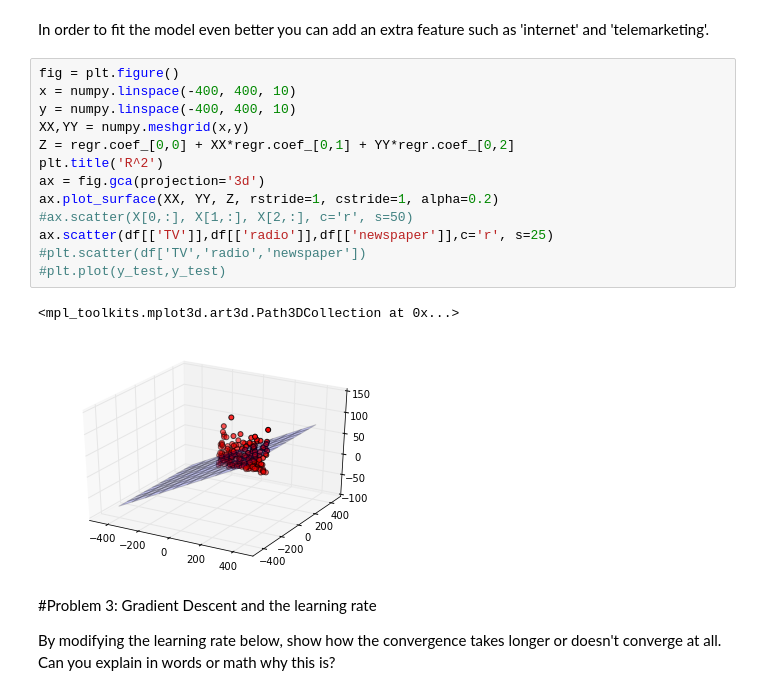
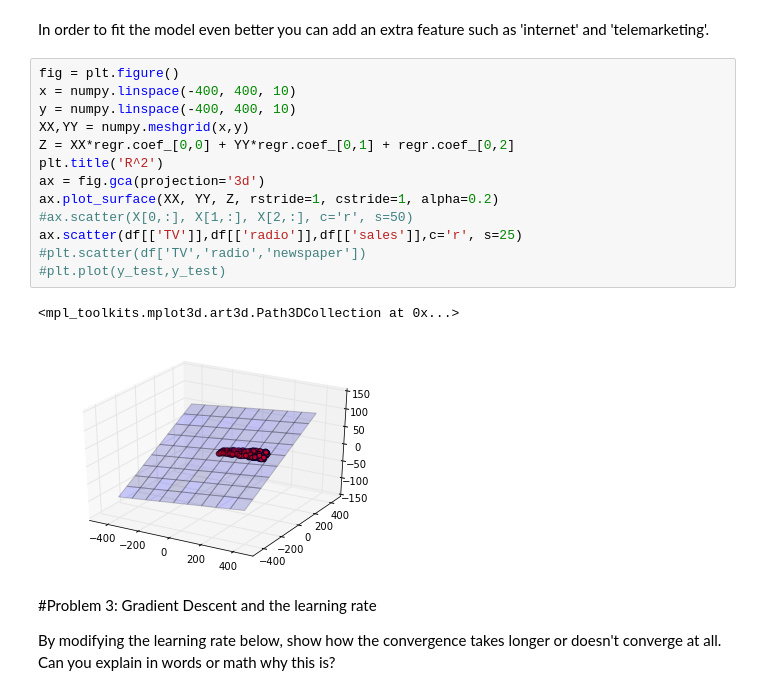
Before and after one commit to Columbia-Intro-Data-Science/python-introduction-puthes, a Jupyter notebook: homework1.ipynb, the cells around one changed output. Cells and saved outputs as stored; diff of their text form.

```diff
--- a/homework1.ipynb
+++ b/homework1.ipynb
@@ -281,19 +277,19 @@ In order to fit the model even better you can add an extra feature such as 'inte
 # %%
 fig = plt.figure()
 x = numpy.linspace(-400, 400, 10)
 y = numpy.linspace(-400, 400, 10)
 XX,YY = numpy.meshgrid(x,y)
-Z = regr.coef_[0,0] + XX*regr.coef_[0,1] + YY*regr.coef_[0,2]
+Z = XX*regr.coef_[0,0] + YY*regr.coef_[0,1] + regr.coef_[0,2]
 plt.title('R^2')
 ax = fig.gca(projection='3d')
 ax.plot_surface(XX, YY, Z, rstride=1, cstride=1, alpha=0.2)
 #ax.scatter(X[0,:], X[1,:], X[2,:], c='r', s=50)
-ax.scatter(df[['TV']],df[['radio']],df[['newspaper']],c='r', s=25)
+ax.scatter(df[['TV']],df[['radio']],df[['sales']],c='r', s=25)
 #plt.scatter(df['TV','radio','newspaper'])
 #plt.plot(y_test,y_test)
 # %% [output]
 <mpl_toolkits.mplot3d.art3d.Path3DCollection at 0x...>
-[figure, old version]
+[figure, new version]
 # %% [markdown]
 #Problem 3: Gradient Descent and the learning rate
 
```
Also changed, not shown: parts of 6 cells of this notebook.
